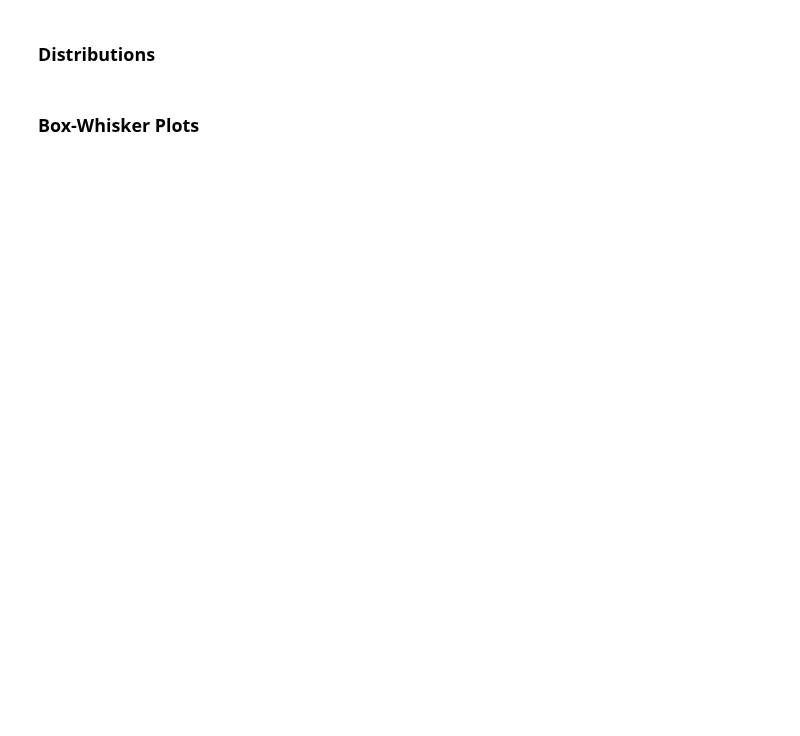
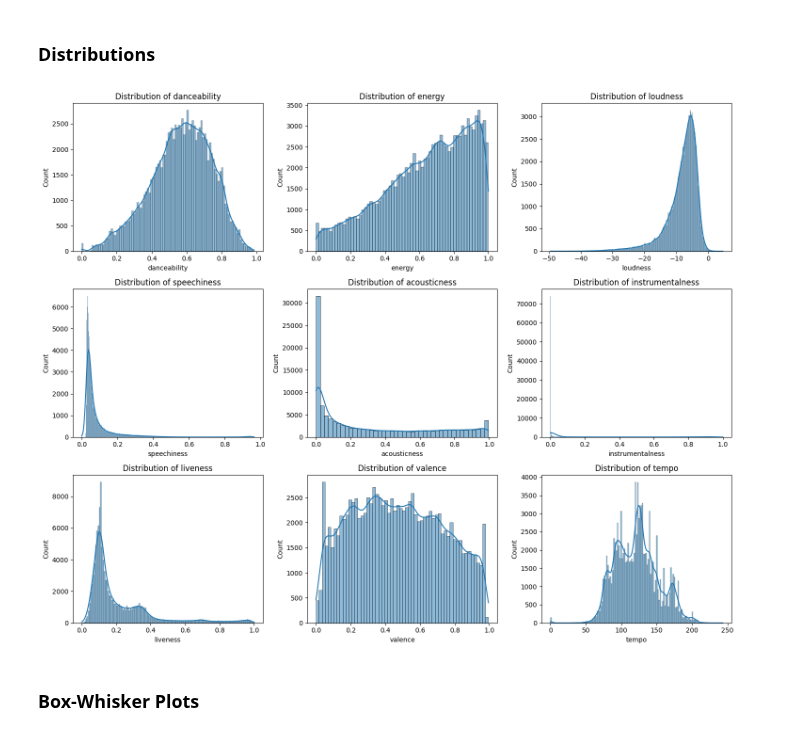
Before and after one commit to alexander-martrain/Song-Data-Mining, a Jupyter notebook: notebooks/project_cluster_cmps451.ipynb, the cells around one changed output. Drawn from its saved outputs; the diff is of its cells as text; code cells hidden in the pictures; blank space fills up the shorter version.

```diff
--- a/notebooks/project_cluster_cmps451.ipynb
+++ b/notebooks/project_cluster_cmps451.ipynb
@@ -20,4 +161,33 @@ Run your entire code and save. Then submit this <b>saved</b> copy.
 # %% [markdown]
 ### Distributions
+# %%
+audio_features = [
+    "danceability",
+    "energy",
+    "loudness",
+    "speechiness",
+    "acousticness",
+    "instrumentalness",
+    "liveness",
+    "valence",
+    "tempo"
+]
+
+fig, axes = plt.subplots(3, 3, figsize=(15, 12))
+
+for feature, ax in zip(audio_features, axes.flatten()):
+    sns.histplot(
+        data=spotify_df,
+        x=feature,
+        kde=True,
+        ax=ax
+    )
+
+    ax.set_title(f"Distribution of {feature}")
+
+plt.tight_layout()
+plt.show()
+# %% [output]
+[figure, added]
 # %% [markdown]
 ### Box-Whisker Plots
```
Also changed, not shown: parts of 10 cells of this notebook.
